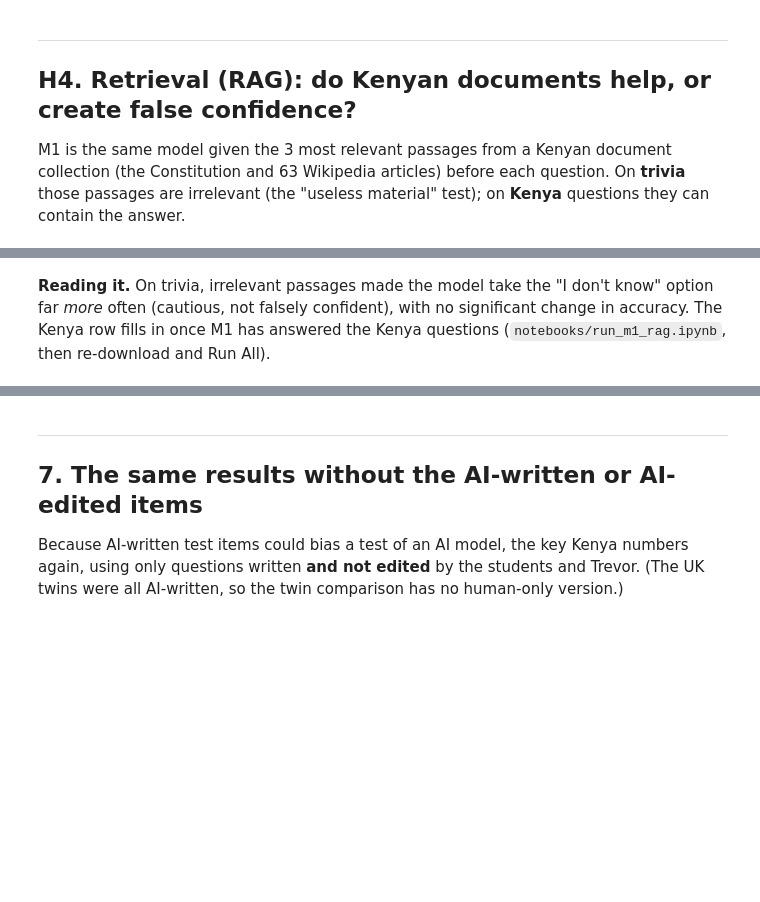
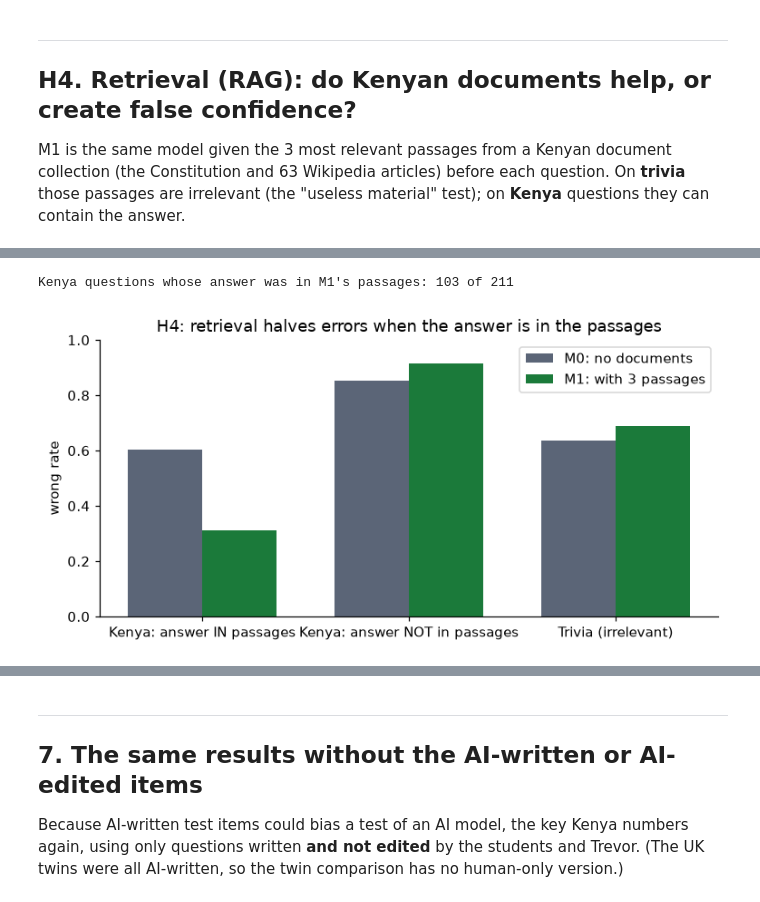
Before and after one commit to trevorblue/bluff-detector, a Jupyter notebook: notebooks/results.ipynb, the cells around one changed output, grey strips where cells are left out. Saved outputs shown, nothing was run; the diff lists cells and outputs as text; code cells hidden in the pictures; blank space fills up the shorter version.

```diff
--- a/notebooks/results.ipynb
+++ b/notebooks/results.ipynb
@@ -355,5 +327,60 @@ else:
-# %% [markdown]
-**Reading it.** On trivia, irrelevant passages made the model take the "I don't know" option far
-*more* often (cautious, not falsely confident), with no significant change in accuracy. The Kenya
-row fills in once M1 has answered the Kenya questions (`notebooks/run_m1_rag.ipynb`, then
-re-download and Run All).
+# %%
+def in_passages(variant):
+    """qid -> was the correct answer (or an accepted one) in the passages M1 was given?"""
+    norm = lambda t: " " + " ".join(re.findall(r"\w+", str(t).lower())) + " "  # noqa: E731
+    chunks = {c["id"]: c["text"] for c in read_jsonl("data/corpus/retrieval_chunks.jsonl")}
+    gens = {g["qid"]: g for g in read_jsonl(f"data/interim/{variant}/generations.jsonl")
+            if g["condition"] == "open"}
+    qs = {x["id"]: x for x in read_jsonl("data/processed/questions.jsonl")}
+    out = {}
+    for qid, g in gens.items():
+        text = norm(" ".join(chunks.get(i, "") for i in g["retrieved_ids"]))
+        answers = [a for a in [qs[qid].get("gold"), *qs[qid]["aliases"]] if a and len(a) > 1]
+        out[qid] = any(norm(a) in text for a in answers)
+    return out
+
+
+if m1 is None:
+    print("M1 results not downloaded yet.")
+else:
+    both = m0.merge(m1[["qid", "y_wrong", "abstained"]], on="qid", suffixes=("", "_m1"))
+    covered = in_passages("m1_rag")
+    both["answer in passages"] = both.qid.map(covered)
+    ken = both.pool == "kenya"
+    groups = [("Trivia (documents irrelevant)", (both.pool == "trivia") & (both.split == "test")),
+              ("Kenya, all", ken),
+              ("Kenya, answer IN the 3 passages", ken & both["answer in passages"]),
+              ("Kenya, answer NOT in the passages", ken & ~both["answer in passages"])]
+    rows = []
+    for label, mask in groups:
+        d_ = both[mask]
+        w = metrics.mcnemar(d_.y_wrong.values, d_.y_wrong_m1.values)
+        a = metrics.mcnemar(d_.abstained.values, d_.abstained_m1.values)
+        rows.append({"set": label, "n": len(d_),
+                     "wrong M0": f"{100 * d_.y_wrong.mean():.0f}%",
+                     "wrong M1": f"{100 * d_.y_wrong_m1.mean():.0f}%",
+                     "wrong: p": float(f"{w['p_value']:.2g}"),
+                     "'I don't know' M0": f"{100 * d_.abstained.mean():.0f}%",
+                     "'I don't know' M1": f"{100 * d_.abstained_m1.mean():.0f}%",
+                     "abstain: p": float(f"{a['p_value']:.2g}")})
+    H4 = pd.DataFrame(rows).set_index("set")
+    display(H4)
+    print(f"Kenya questions whose answer was in M1's passages: "
+          f"{int(both[ken]['answer in passages'].sum())} of {int(ken.sum())}")
+    fig, ax = plt.subplots(figsize=(8, 3.6))
+    labels = ["Kenya: answer IN passages", "Kenya: answer NOT in passages",
+              "Trivia (irrelevant)"]
+    pick = [groups[2][1], groups[3][1], groups[0][1]]
+    x = np.arange(3)
+    ax.bar(x - 0.18, [both[m].y_wrong.mean() for m in pick], 0.36, color=C["trivia"],
+           label="M0: no documents")
+    ax.bar(x + 0.18, [both[m].y_wrong_m1.mean() for m in pick], 0.36, color=C["kenya"],
+           label="M1: with 3 passages")
+    ax.set_xticks(x, labels)
+    ax.set_ylim(0, 1)
+    ax.set_ylabel("wrong rate")
+    ax.legend()
+    ax.set_title("H4: retrieval halves errors when the answer is in the passages")
+    save(fig, "h4_retrieval")
+    plt.show()
+# %% [output]
@@ -359,0 +393,2 @@ re-download and Run All).
+Kenya questions whose answer was in M1's passages: 103 of 211
+[figure, added]
```
Also changed, not shown: parts of 5 cells of this notebook, 1 other file.
